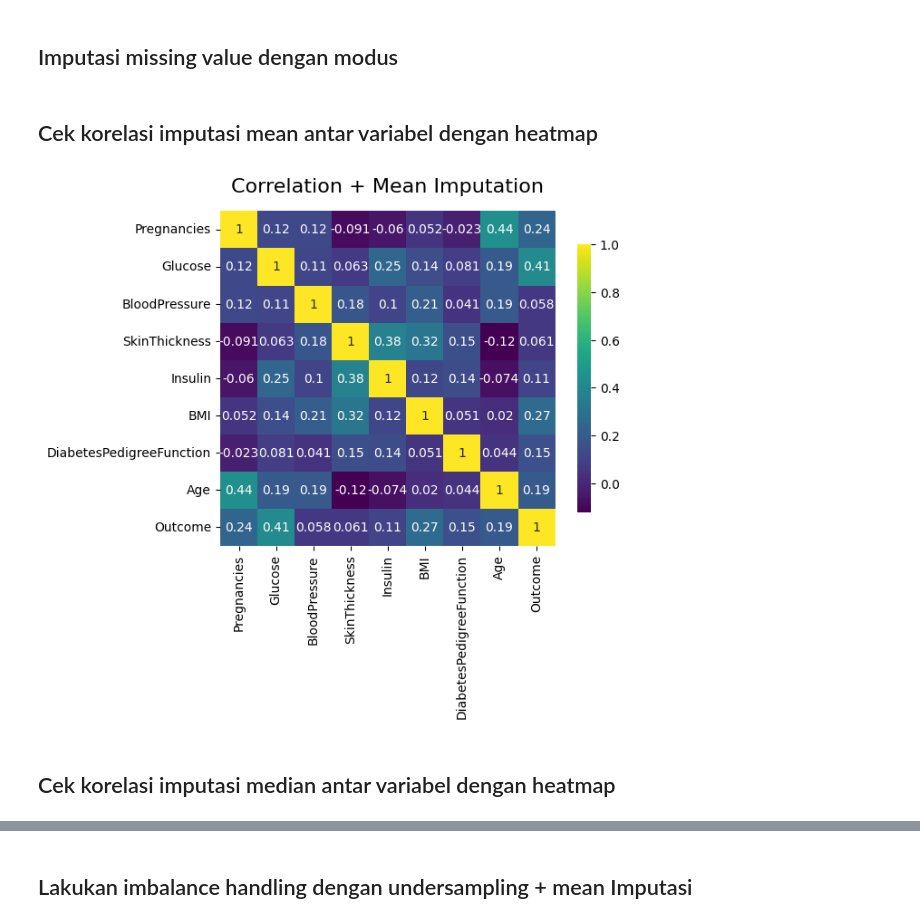
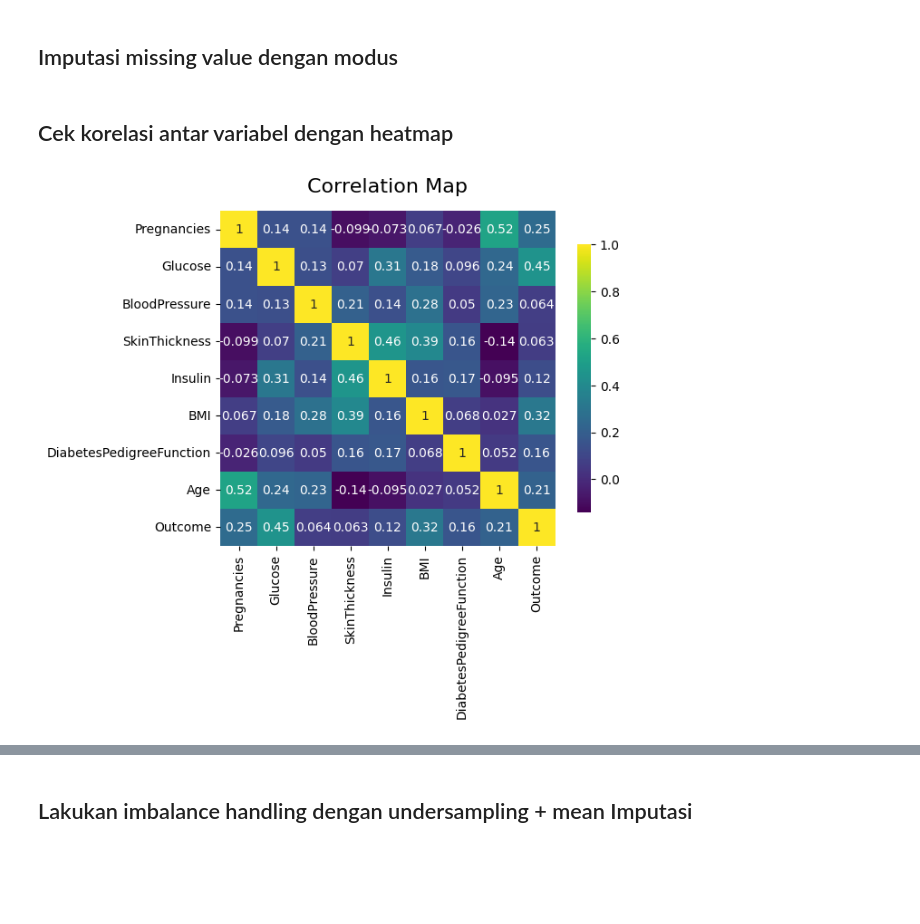
Before and after one commit to agungibr/IPSD-Assignment, a Jupyter notebook: MODUL 3 - Exploratory Data Analysis/unguided.ipynb, the cells around one changed output, grey strips where cells are left out. Saved outputs shown, nothing was run; the diff lists cells and outputs as text; code cells hidden in the pictures; blank space fills up the shorter version.

```diff
--- a/MODUL 3 - Exploratory Data Analysis/unguided.ipynb
+++ b/MODUL 3 - Exploratory Data Analysis/unguided.ipynb
@@ -79,13 +79,11 @@ df_median = df_median.fillna(df_median.mean())
 df_modus = df.copy()
 
 df_modus = df_modus.fillna(df_modus.mean())
-# %% [markdown]
-## Cek korelasi imputasi mean antar variabel dengan heatmap
+# %% [markdown]
+## Cek korelasi antar variabel dengan heatmap
 # %%
-sns.heatmap(df_mean.corr(), annot=True, cmap='viridis', square=True, cbar_kws={"shrink": .8})
-plt.title("Correlation + Mean Imputation", fontsize=16, pad=15)
+sns.heatmap(df.corr(), annot=True, cmap='viridis', square=True, cbar_kws={"shrink": .8})
+plt.title("Correlation Map", fontsize=16, pad=15)
 plt.show()
 # %% [output]
-[figure, old version]
+[figure, new version]
-# %% [markdown]
-## Cek korelasi imputasi median antar variabel dengan heatmap
```
Also changed, not shown: parts of 11 cells of this notebook.
